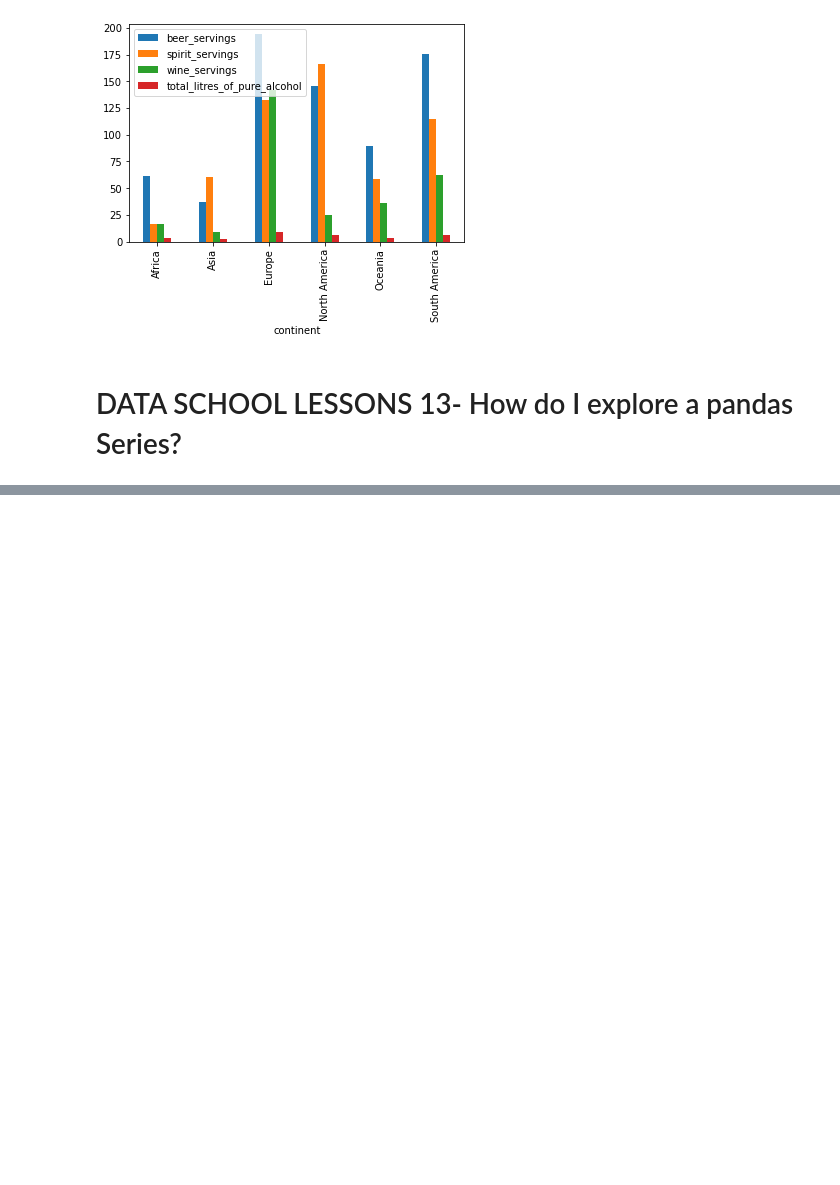
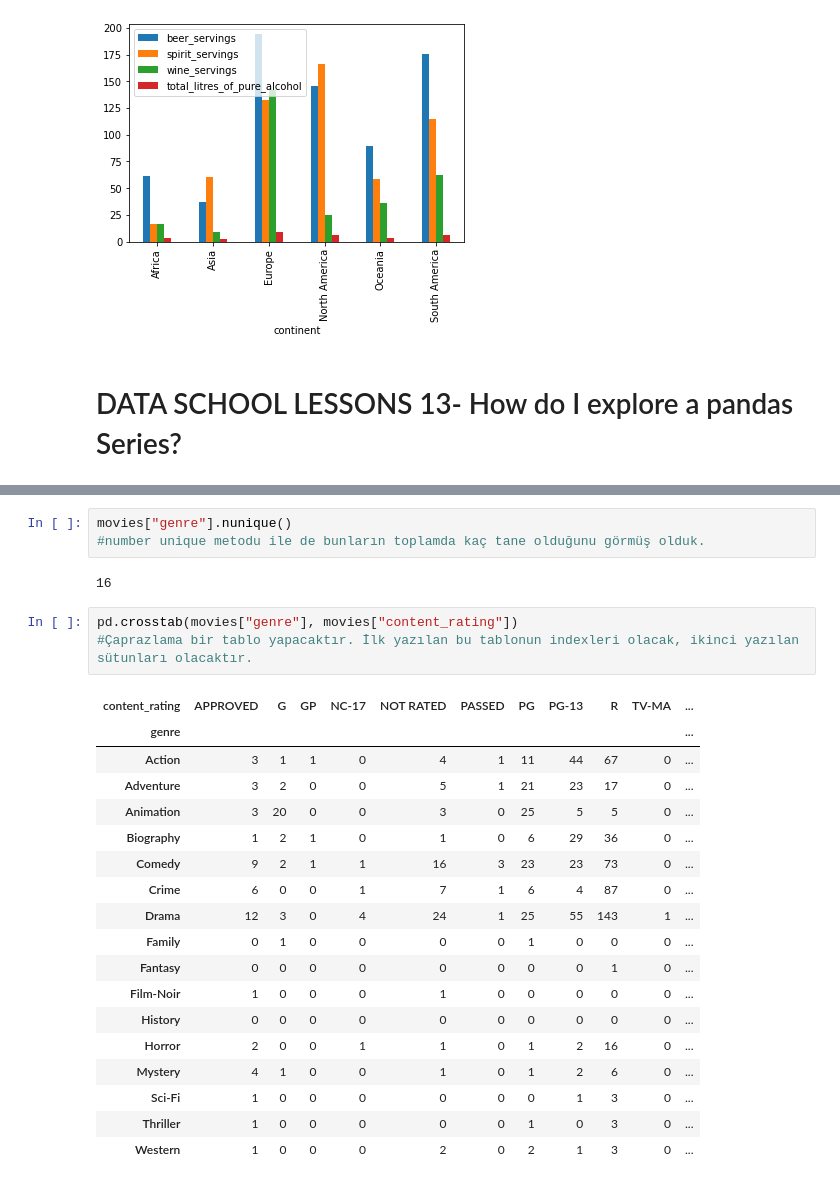
Before and after one commit to 123nikolaygogol/DATA-SCHOOL-PANDAS, a Jupyter notebook: DATA SCHOOL-PANDAS.ipynb, the cells around one changed output, grey strips where cells are left out. Cells and saved outputs as stored; diff of their text form; blank space fills up the shorter version.

```diff
--- a/DATA SCHOOL-PANDAS.ipynb
+++ b/DATA SCHOOL-PANDAS.ipynb
@@ -1036,0 +1138,27 @@ drinks.groupby(["continent"]).mean().plot(kind = "bar")
+# %%
+movies["genre"].nunique()
+#number unique metodu ile de bunların toplamda kaç tane olduğunu görmüş olduk.
+# %% [output]
+16
+# %%
+pd.crosstab(movies["genre"], movies["content_rating"])
+#Çaprazlama bir tablo yapacaktır. İlk yazılan bu tablonun indexleri olacak, ikinci yazılan sütunları olacaktır.
+# %% [output]
+| content_rating | APPROVED | G | GP | NC-17 | NOT RATED | PASSED | PG | PG-13 | R | TV-MA | ... |
+| genre |  |  |  |  |  |  |  |  |  |  | ... |
+| Action | 3 | 1 | 1 | 0 | 4 | 1 | 11 | 44 | 67 | 0 | ... |
+| Adventure | 3 | 2 | 0 | 0 | 5 | 1 | 21 | 23 | 17 | 0 | ... |
+| Animation | 3 | 20 | 0 | 0 | 3 | 0 | 25 | 5 | 5 | 0 | ... |
+| Biography | 1 | 2 | 1 | 0 | 1 | 0 | 6 | 29 | 36 | 0 | ... |
+| Comedy | 9 | 2 | 1 | 1 | 16 | 3 | 23 | 23 | 73 | 0 | ... |
+| Crime | 6 | 0 | 0 | 1 | 7 | 1 | 6 | 4 | 87 | 0 | ... |
+| Drama | 12 | 3 | 0 | 4 | 24 | 1 | 25 | 55 | 143 | 1 | ... |
+| Family | 0 | 1 | 0 | 0 | 0 | 0 | 1 | 0 | 0 | 0 | ... |
+| Fantasy | 0 | 0 | 0 | 0 | 0 | 0 | 0 | 0 | 1 | 0 | ... |
+| Film-Noir | 1 | 0 | 0 | 0 | 1 | 0 | 0 | 0 | 0 | 0 | ... |
+| History | 0 | 0 | 0 | 0 | 0 | 0 | 0 | 0 | 0 | 0 | ... |
+| Horror | 2 | 0 | 0 | 1 | 1 | 0 | 1 | 2 | 16 | 0 | ... |
+| Mystery | 4 | 1 | 0 | 0 | 1 | 0 | 1 | 2 | 6 | 0 | ... |
+| Sci-Fi | 1 | 0 | 0 | 0 | 0 | 0 | 0 | 1 | 3 | 0 | ... |
+| Thriller | 1 | 0 | 0 | 0 | 0 | 0 | 1 | 0 | 3 | 0 | ... |
+| Western | 1 | 0 | 0 | 0 | 2 | 0 | 2 | 1 | 3 | 0 | ... |
```
Also changed, not shown: parts of 54 cells of this notebook.
